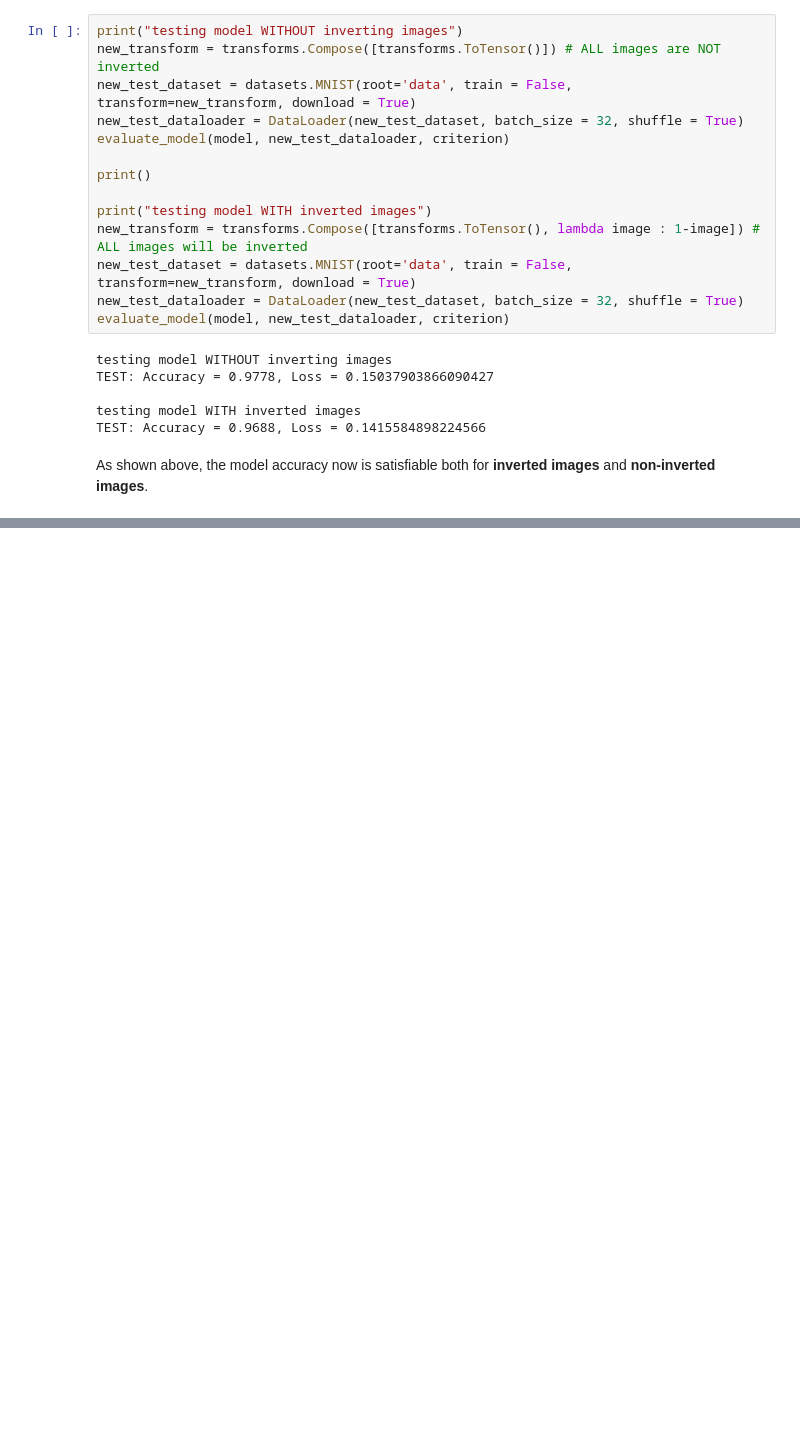
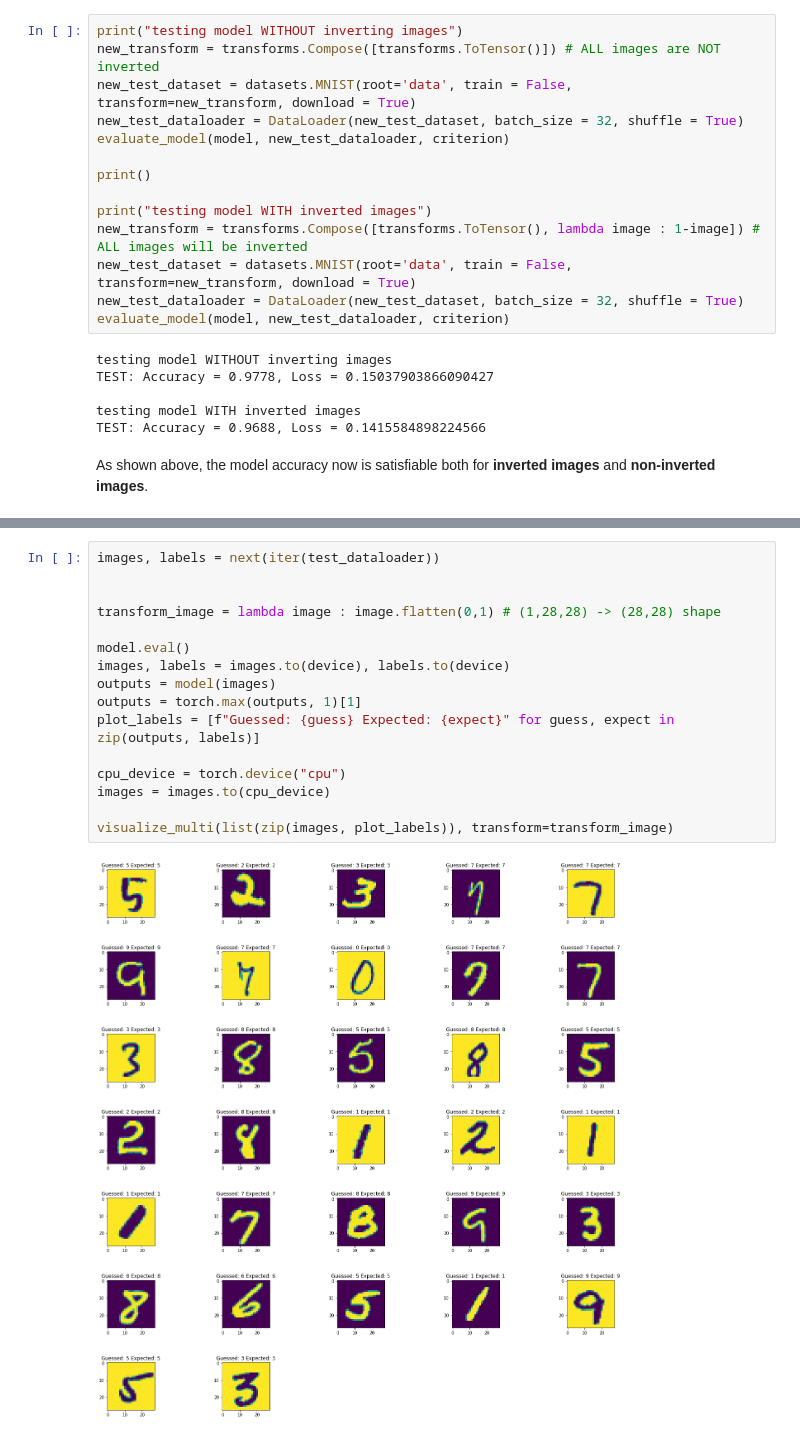
Before and after one commit to akash02ita/CPSC-599.6-DL-for-Vision, a Jupyter notebook: a2/DL4Vision_A2.ipynb, the cells around one changed output, grey strips where cells are left out. Drawn from its saved outputs; the diff is of its cells as text; blank space fills up the shorter version.

```diff
--- a/a2/DL4Vision_A2.ipynb
+++ b/a2/DL4Vision_A2.ipynb
@@ -235,0 +303,18 @@ As shown above, the model accuracy now is satisfiable both for **inverted images
+# %%
+images, labels = next(iter(test_dataloader))
+
+
+transform_image = lambda image : image.flatten(0,1) # (1,28,28) -> (28,28) shape
+
+model.eval()
+images, labels = images.to(device), labels.to(device)
+outputs = model(images)
+outputs = torch.max(outputs, 1)[1]
+plot_labels = [f"Guessed: {guess} Expected: {expect}" for guess, expect in zip(outputs, labels)]
+
+cpu_device = torch.device("cpu")
+images = images.to(cpu_device)
+
+visualize_multi(list(zip(images, plot_labels)), transform=transform_image)
+# %% [output]
+[figure, added]
```
Also changed, not shown: parts of 4 cells of this notebook.
